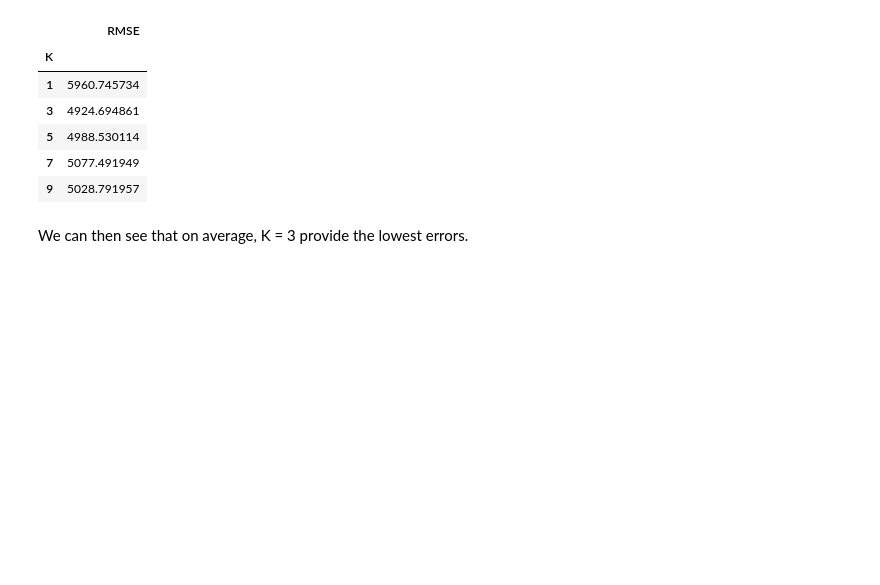
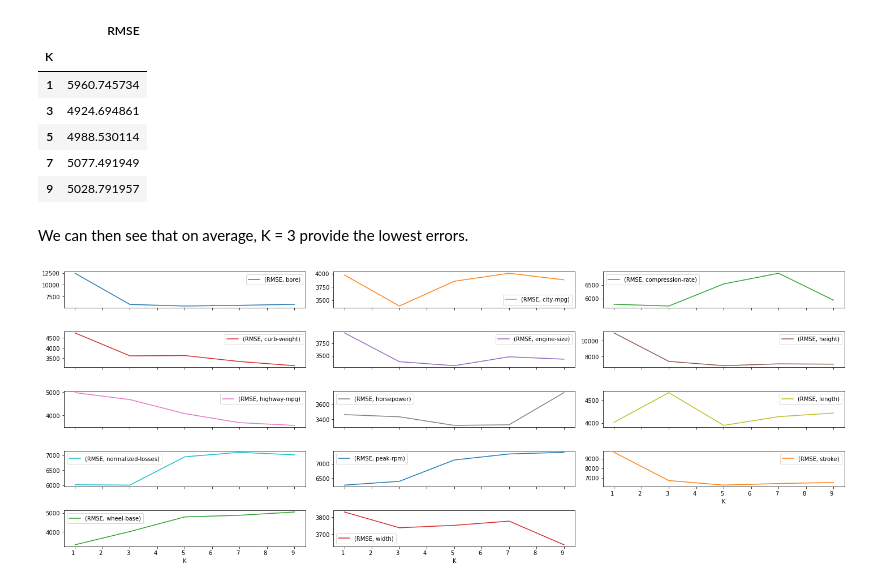
Before and after one commit to PaulineMalaguti/Dataquest, a Jupyter notebook: Python/Prediction Car Sales Price/Predicting_Car_Prices.ipynb, the cells around one changed output. Saved outputs shown, nothing was run; the diff lists cells and outputs as text; code cells hidden in the pictures; blank space fills up the shorter version.

```diff
--- a/Python/Prediction Car Sales Price/Predicting_Car_Prices.ipynb
+++ b/Python/Prediction Car Sales Price/Predicting_Car_Prices.ipynb
@@ -278,3 +278,8 @@ x
 | 9 | 5028.791957 |
 # %% [markdown]
 We can then see that on average, K = 3 provide the lowest errors.
+# %%
+ax = df.unstack(level=0).plot(kind='line', subplots=True, rot=0, figsize=(20, 10), layout=(7, 3))
+plt.tight_layout()
+# %% [output]
+[figure, added]
```
Also changed, not shown: parts of 4 cells of this notebook.
